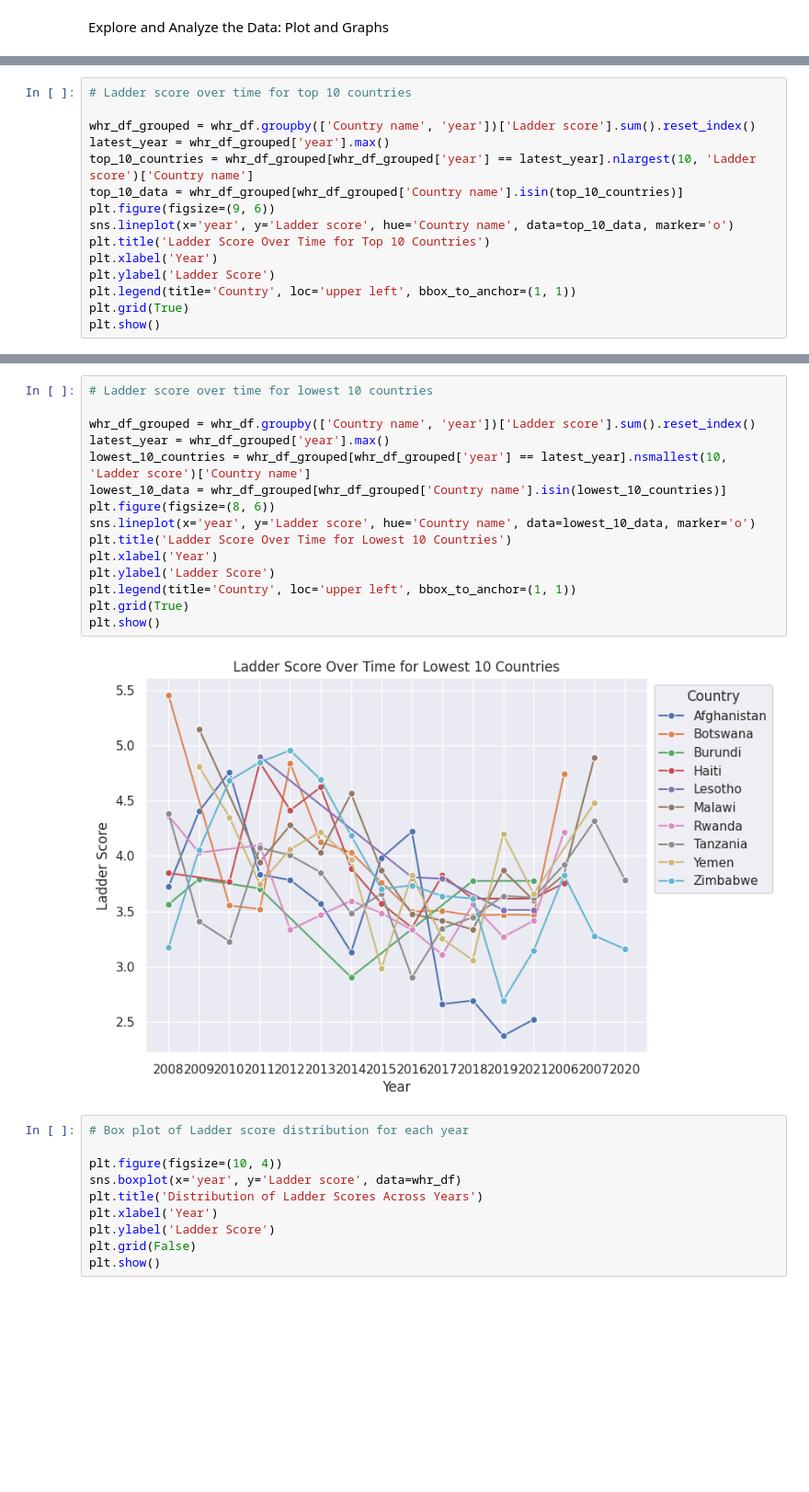
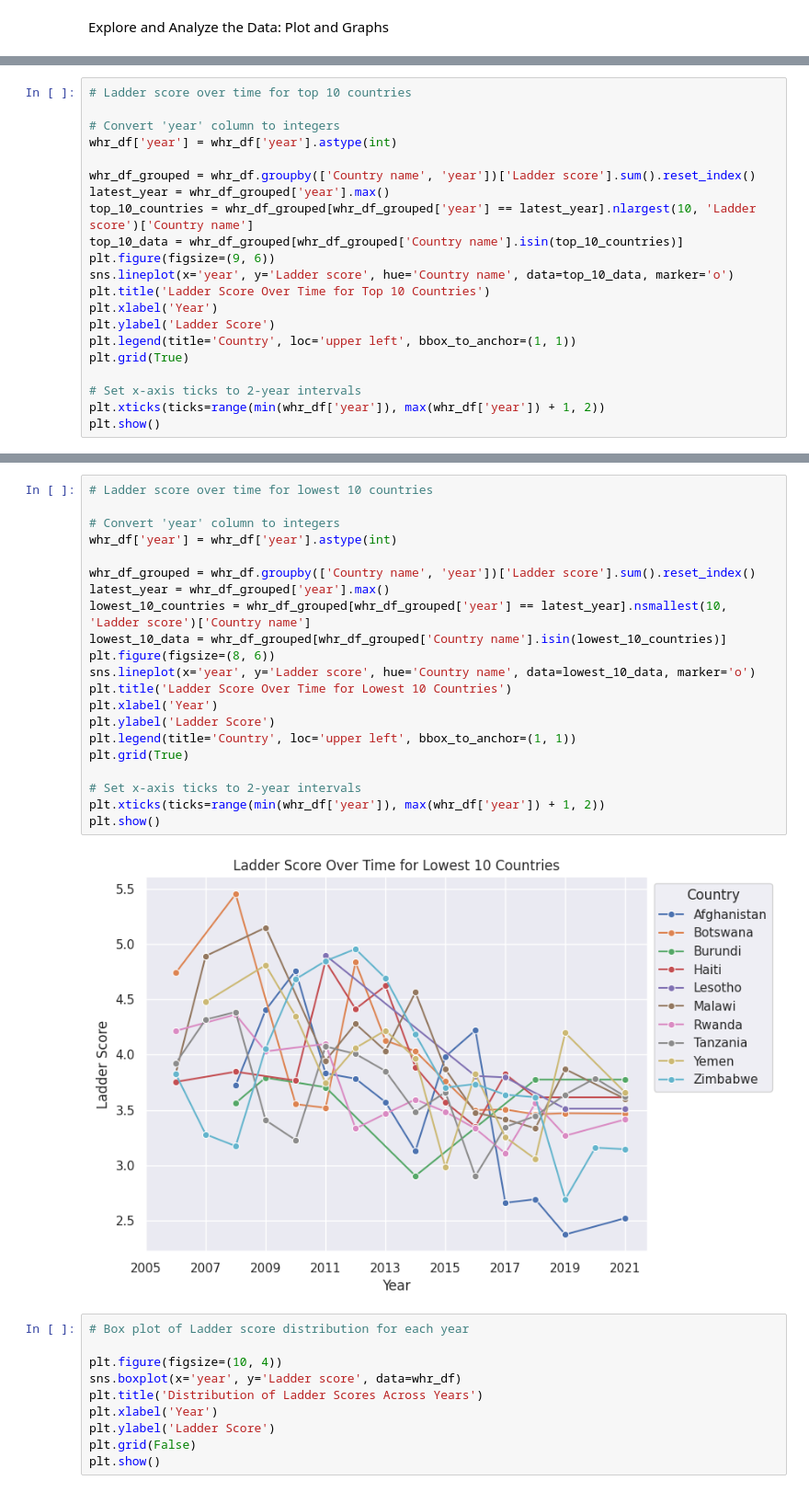
Before and after one commit to Harranu/Data-Analysis, a Jupyter notebook: World_Happiness_Project_Code_Latest.ipynb, the cells around one changed output, grey strips where cells are left out. Shown at 92% size. Drawn from its saved outputs; the diff is of its cells as text; blank space fills up the shorter version.

```diff
--- a/World_Happiness_Project_Code_Latest.ipynb
+++ b/World_Happiness_Project_Code_Latest.ipynb
@@ -467,6 +467,9 @@ fig.show()
 [interactive output not drawn]
 # %%
 # Ladder score over time for top 10 countries
+
+# Convert 'year' column to integers
+whr_df['year'] = whr_df['year'].astype(int)
 
 whr_df_grouped = whr_df.groupby(['Country name', 'year'])['Ladder score'].sum().reset_index()
 latest_year = whr_df_grouped['year'].max()
@@ -479,5 +482,8 @@ plt.xlabel('Year')
 plt.ylabel('Ladder Score')
 plt.legend(title='Country', loc='upper left', bbox_to_anchor=(1, 1))
 plt.grid(True)
+
+# Set x-axis ticks to 2-year intervals
+plt.xticks(ticks=range(min(whr_df['year']), max(whr_df['year']) + 1, 2))
 plt.show()
 # %% [output]
@@ -485,20 +491,26 @@ plt.show()
 # %%
 # Ladder score over time for lowest 10 countries
+
+# Convert 'year' column to integers
+whr_df['year'] = whr_df['year'].astype(int)
 
 whr_df_grouped = whr_df.groupby(['Country name', 'year'])['Ladder score'].sum().reset_index()
 latest_year = whr_df_grouped['year'].max()
 lowest_10_countries = whr_df_grouped[whr_df_grouped['year'] == latest_year].nsmallest(10, 'Ladder score')['Country name']
 lowest_10_data = whr_df_grouped[whr_df_grouped['Country name'].isin(lowest_10_countries)]
 plt.figure(figsize=(8, 6))
 sns.lineplot(x='year', y='Ladder score', hue='Country name', data=lowest_10_data, marker='o')
 plt.title('Ladder Score Over Time for Lowest 10 Countries')
 plt.xlabel('Year')
 plt.ylabel('Ladder Score')
 plt.legend(title='Country', loc='upper left', bbox_to_anchor=(1, 1))
 plt.grid(True)
+
+# Set x-axis ticks to 2-year intervals
+plt.xticks(ticks=range(min(whr_df['year']), max(whr_df['year']) + 1, 2))
 plt.show()
 # %% [output]
-[figure, old version]
+[figure, new version]
 # %%
 # Box plot of Ladder score distribution for each year
 
```
Also changed, not shown: parts of 6 cells of this notebook.
